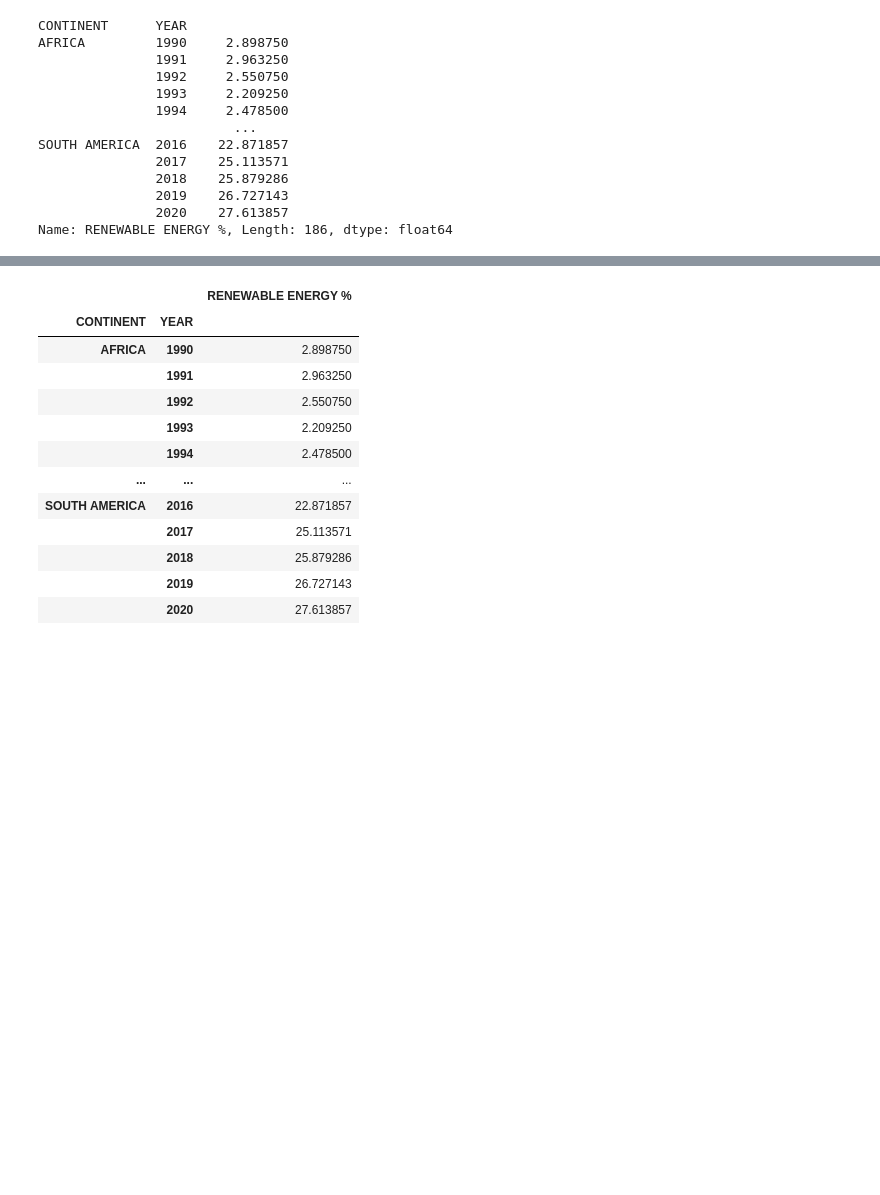
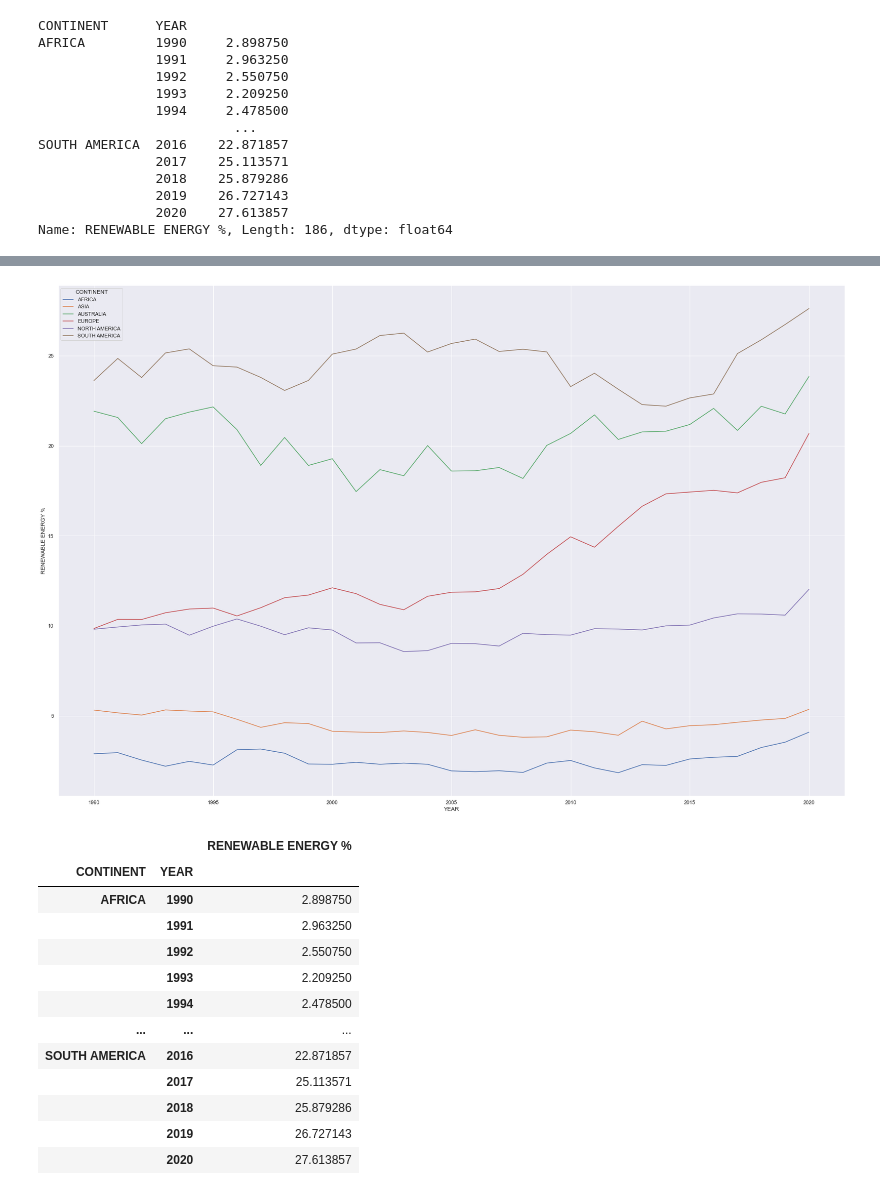
Before and after one commit to MaxTabo/Final_Project, a Jupyter notebook: FINAL TEST.ipynb, the cells around one changed output, grey strips where cells are left out. Saved outputs shown, nothing was run; the diff lists cells and outputs as text; code cells hidden in the pictures; blank space fills up the shorter version.

```diff
--- a/FINAL TEST.ipynb
+++ b/FINAL TEST.ipynb
@@ -467,3 +467,5 @@ SOUTH AMERICA  2016    22.871857
                2019    26.727143
                2020    27.613857
 Name: RENEWABLE ENERGY %, Length: 186, dtype: float64
+# %%
+df_cont = pd.DataFrame(df_main.groupby(['CONTINENT','YEAR'],as_index=False)["RENEWABLE ENERGY %"].mean())
@@ -470,3 +609,8 @@ Name: RENEWABLE ENERGY %, Length: 186, dtype: float64
+# %%
+sns.set(rc={"figure.figsize": (30.,20.)})
+sns.lineplot(data=df_cont,x='YEAR',y='RENEWABLE ENERGY %',hue='CONTINENT');
+# %% [output]
+[figure, added]
 # %%
 df_testy = pd.DataFrame(df_main.groupby(['CONTINENT','YEAR'])["RENEWABLE ENERGY %"].mean())
 # %%
```
Also changed, not shown: parts of 19 cells of this notebook, 12 other files.
